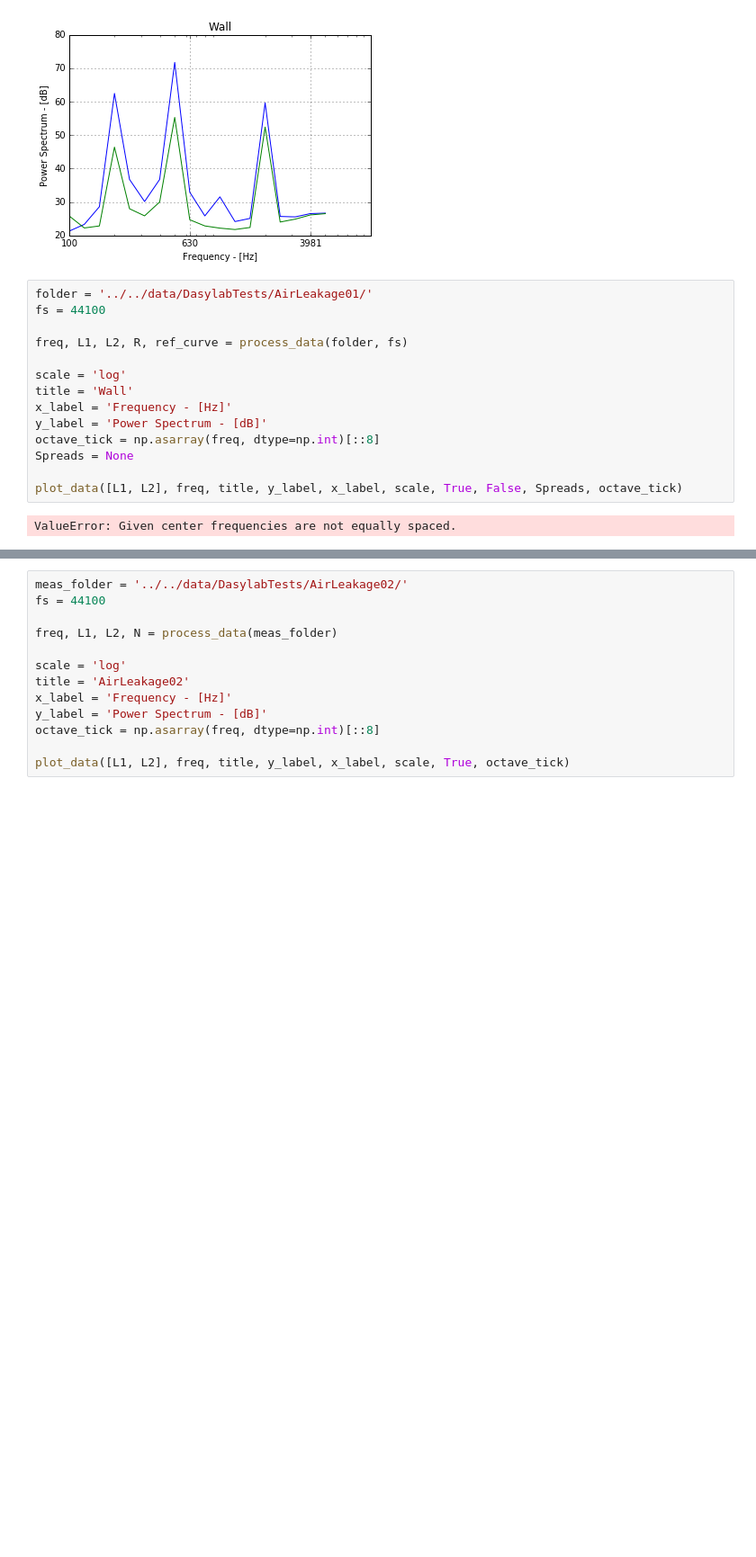
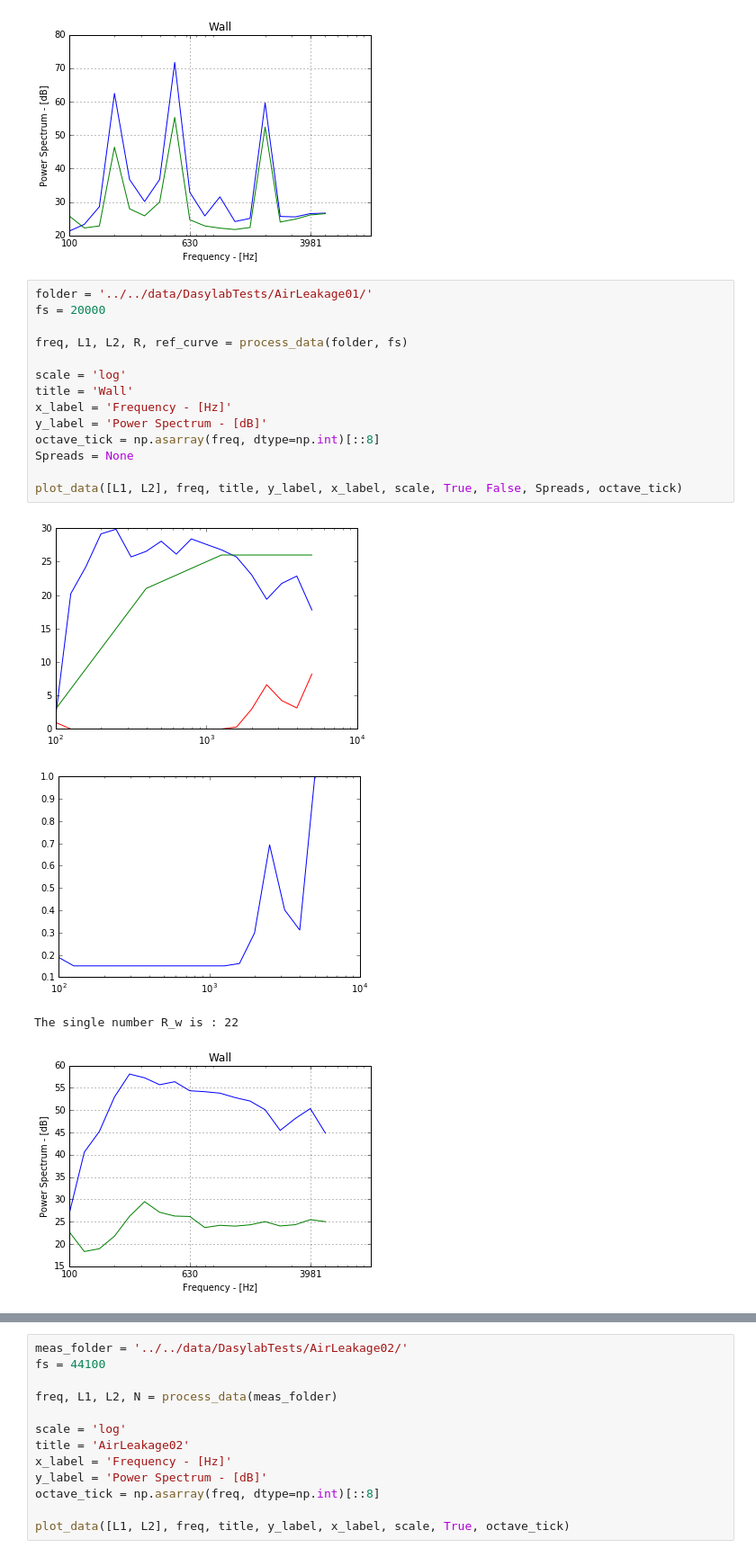
Before and after one commit to ndimubanzisenga/BuildingAcoustics, a Jupyter notebook: src/scripts/diagnosis_test.ipynb, the cells around one changed output, grey strips where cells are left out. Shown at 90% size. Drawn from its saved outputs; the diff is of its cells as text; blank space fills up the shorter version.

```diff
--- a/src/scripts/diagnosis_test.ipynb
+++ b/src/scripts/diagnosis_test.ipynb
@@ -165,17 +179,20 @@ The single number R_w is : 18
 [figure]
 # %%
 folder = '../../data/DasylabTests/AirLeakage01/'
-fs = 44100
+fs = 20000
 
 freq, L1, L2, R, ref_curve = process_data(folder, fs)
 
 scale = 'log'
 title = 'Wall'
 x_label = 'Frequency - [Hz]'
 y_label = 'Power Spectrum - [dB]'
 octave_tick = np.asarray(freq, dtype=np.int)[::8]
 Spreads = None
 
 plot_data([L1, L2], freq, title, y_label, x_label, scale, True, False, Spreads, octave_tick)
 # %% [output]
+[figure, added]
+[figure, added]
-ValueError: Given center frequencies are not equally spaced.
+The single number R_w is : 22
+[figure, added]
```
Also changed, not shown: parts of 6 cells of this notebook.
